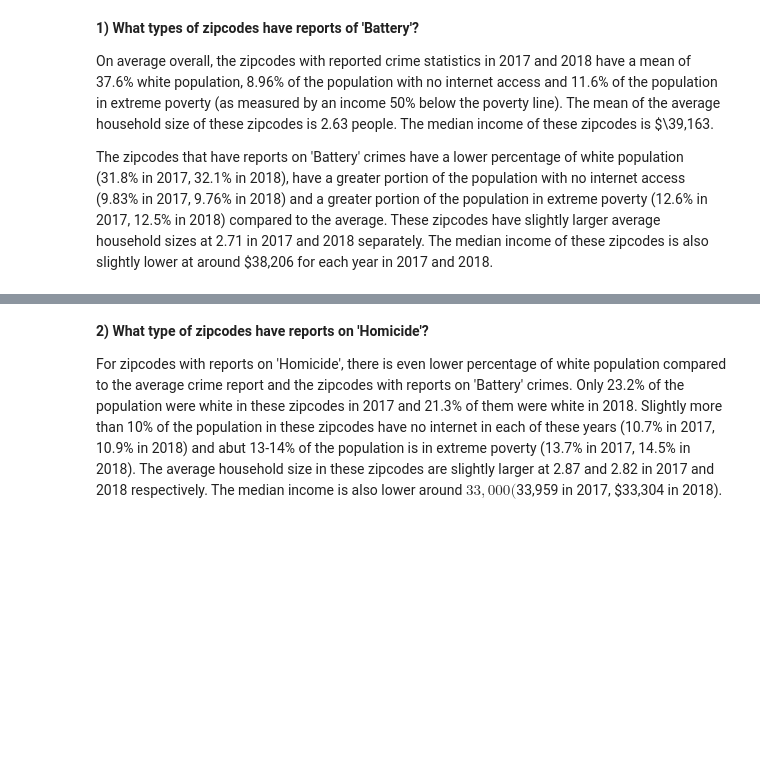
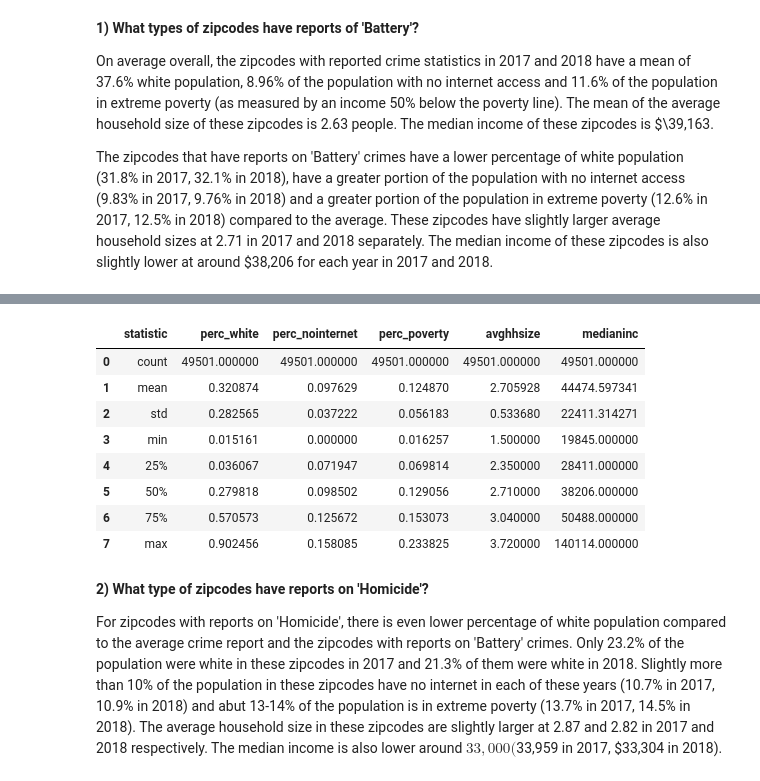
Before and after one commit to rachel-ker/capp30254, a Jupyter notebook: HW1/hw1-writeup.ipynb, the cells around one changed output, grey strips where cells are left out. Saved outputs shown, nothing was run; the diff lists cells and outputs as text; code cells hidden in the pictures; blank space fills up the shorter version.

```diff
--- a/HW1/hw1-writeup.ipynb
+++ b/HW1/hw1-writeup.ipynb
@@ -86,3 +103,16 @@ The zipcodes that have reports on 'Battery' crimes have a lower percentage of wh
+# %%
+print("Zip Code Characteristics for Battery reported crimes in 2018")
+pd.read_csv("tables/descriptive_battery2018.csv").rename(columns={"Unnamed: 0": 'statistic'})
+# %% [output]
+|  | statistic | perc_white | perc_nointernet | perc_poverty | avghhsize | medianinc |
+| 0 | count | 49501.000000 | 49501.000000 | 49501.000000 | 49501.000000 | 49501.000000 |
+| 1 | mean | 0.320874 | 0.097629 | 0.124870 | 2.705928 | 44474.597341 |
+| 2 | std | 0.282565 | 0.037222 | 0.056183 | 0.533680 | 22411.314271 |
+| 3 | min | 0.015161 | 0.000000 | 0.016257 | 1.500000 | 19845.000000 |
+| 4 | 25% | 0.036067 | 0.071947 | 0.069814 | 2.350000 | 28411.000000 |
+| 5 | 50% | 0.279818 | 0.098502 | 0.129056 | 2.710000 | 38206.000000 |
+| 6 | 75% | 0.570573 | 0.125672 | 0.153073 | 3.040000 | 50488.000000 |
+| 7 | max | 0.902456 | 0.158085 | 0.233825 | 3.720000 | 140114.000000 |
 # %% [markdown]
 **2) What type of zipcodes have reports on 'Homicide'?**
 
```
Also changed, not shown: parts of 15 cells of this notebook.
